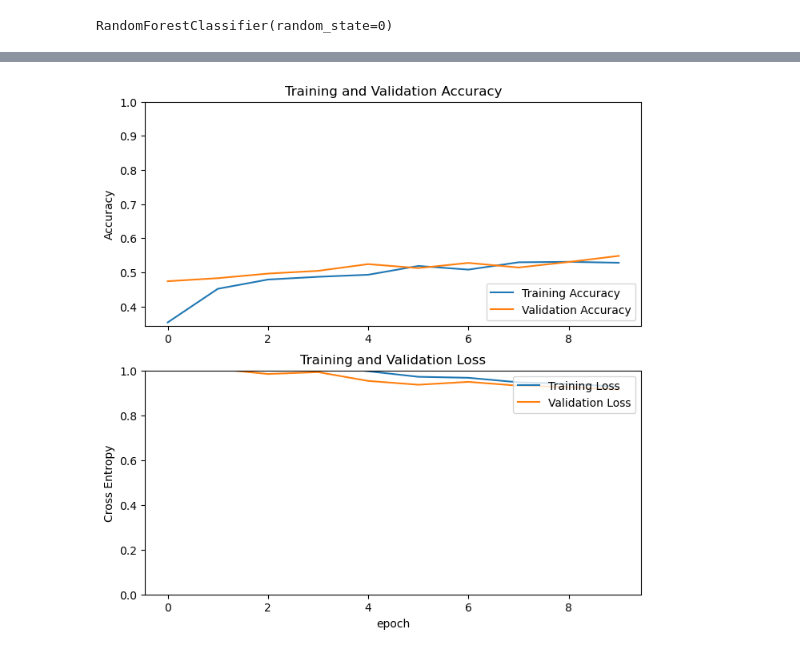
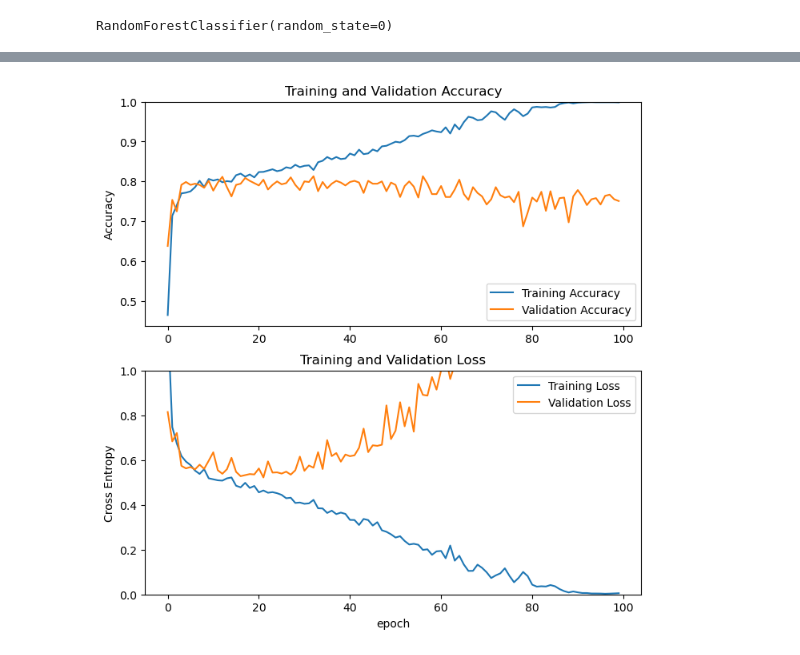
Before and after one commit to SiruiWang0731/Tree-species-classification, a Jupyter notebook: tree_classification_NN.ipynb, the cells around one changed output, grey strips where cells are left out. Drawn from its saved outputs; the diff is of its cells as text; code cells hidden in the pictures.

```diff
--- a/tree_classification_NN.ipynb
+++ b/tree_classification_NN.ipynb
@@ -34,7 +34,7 @@ import folium
 # %%
 # get all npy files
 ## The ratio can also be changed
-path= '/Users/siruiwang/Documents/ESPACE-LECTURE/3rd_semester/Data science of earth observation/Project_data_science/data0113/npy/'
+path= '/Users/siruiwang/Documents/ESPACE-LECTURE/3rd_semester/Data science of earth observation/Project_data_science/data0116/npy/'
 split_ratio = 0.8
 dir_samples = path + "/*.npy"
 samples = glob.glob(dir_samples)
@@ -300,6 +362,6 @@ model.compile(optimizer='adam',
               loss=tf.keras.losses.SparseCategoricalCrossentropy(from_logits=True),
               metrics=['accuracy'])
 
-history = model.fit(X_train_nn, Y_train, epochs=10,
+history2 = model.fit(X_train_nn, Y_train, epochs=100,callbacks=[SelectiveProgbarLogger(verbose = 1,epoch_interval=20)],  verbose=0,
                     validation_data=(X_val_nn, Y_val))
 # %% [output]
@@ -328,31 +380,31 @@ Epoch 10/10
 # %%
 
-acc = history.history['accuracy']
-val_acc = history.history['val_accuracy']
+acc = history2.history['accuracy']
+val_acc = history2.history['val_accuracy']
 
-loss = history.history['loss']
-val_loss = history.history['val_loss']
+loss = history2.history['loss']
+val_loss = history2.history['val_loss']
 
 plt.figure(figsize=(8, 8))
 plt.subplot(2, 1, 1)
 plt.plot(acc, label='Training Accuracy')
 plt.plot(val_acc, label='Validation Accuracy')
 plt.legend(loc='lower right')
 plt.ylabel('Accuracy')
 plt.ylim([min(plt.ylim()),1])
 plt.title('Training and Validation Accuracy')
 
 plt.subplot(2, 1, 2)
 plt.plot(loss, label='Training Loss')
 plt.plot(val_loss, label='Validation Loss')
 plt.legend(loc='upper right')
 plt.ylabel('Cross Entropy')
 plt.ylim([0,1.0])
 plt.title('Training and Validation Loss')
 plt.xlabel('epoch')
 plt.show()
 # %% [output]
-[figure, old version]
+[figure, new version]
 # %%
 y_pred_cnn_p = model.predict(X_val_nn)
 
```
Also changed, not shown: parts of 19 cells of this notebook.
